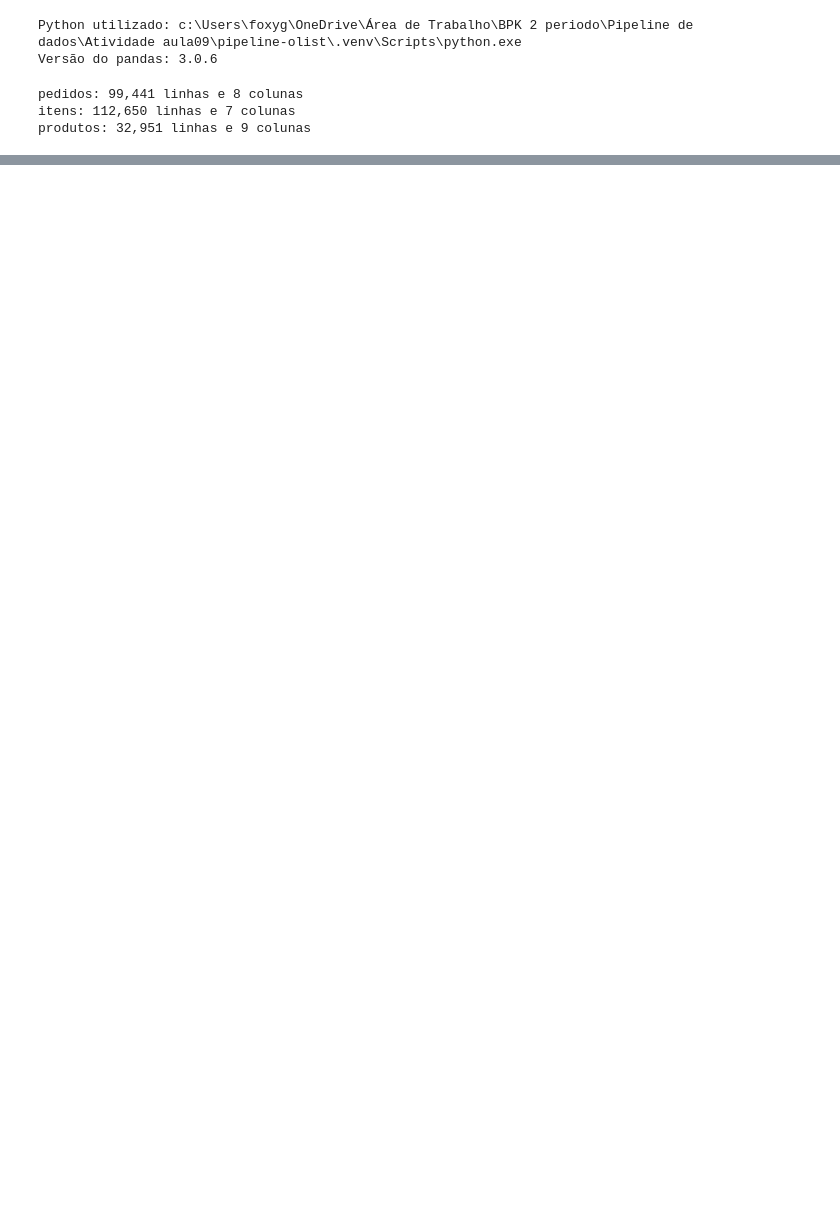
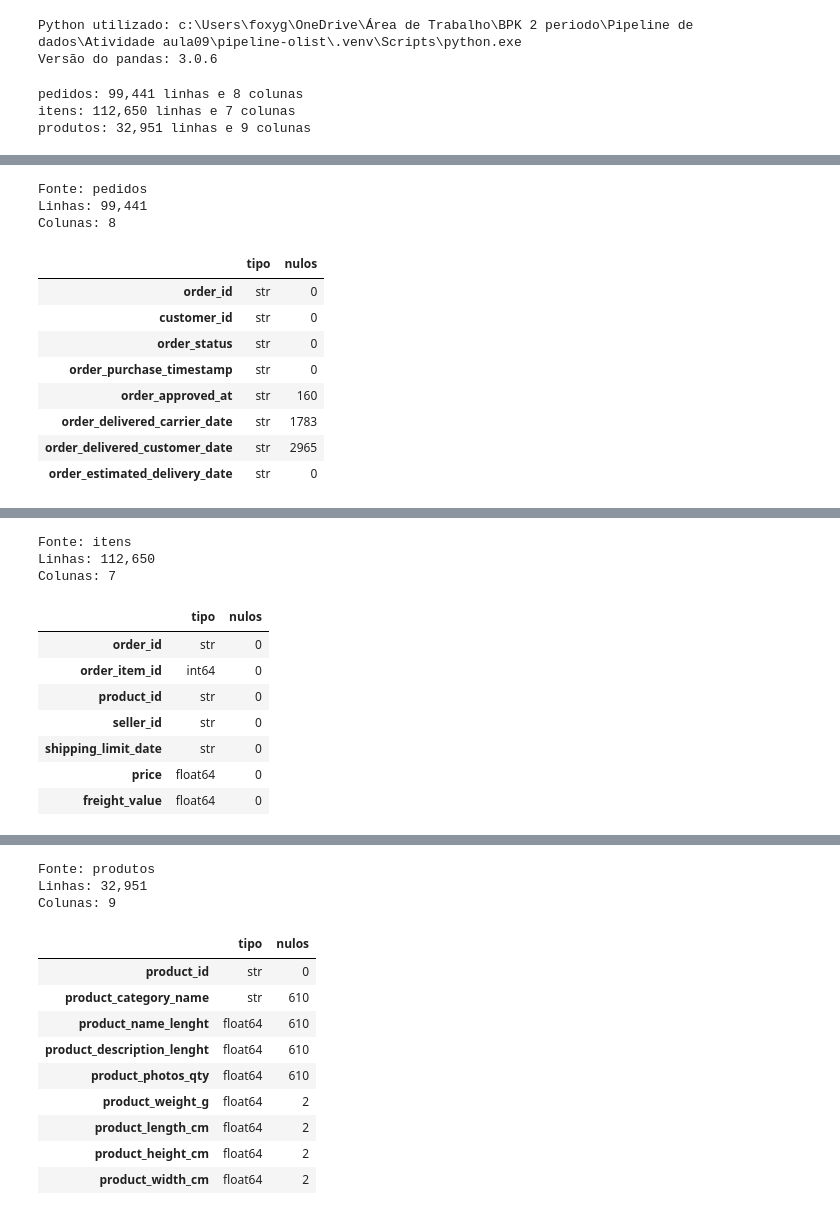
Before and after one commit to NatanHH/pipeline-olist, a Jupyter notebook: pipeline-olist.ipynb, the cells around one changed output, grey strips where cells are left out. Saved outputs shown, nothing was run; the diff lists cells and outputs as text; code cells hidden in the pictures; blank space fills up the shorter version.

```diff
--- a/pipeline-olist.ipynb
+++ b/pipeline-olist.ipynb
@@ -82,0 +218,30 @@ Fonte: produtos
+# %%
+# Diagnostico das fontes: tamanho, tipos reconhecidos e nulos por coluna.
+# Este resumo apenas observa os dados; nao faz limpeza ou conversao.
+for nome, tabela in fontes.items():
+    print(f"\nFonte: {nome}")
+    print(f"Linhas: {tabela.shape[0]:,}")
+    print(f"Colunas: {tabela.shape[1]}")
+
+    # isna marca ausencias; sum conta essas marcacoes em cada coluna.
+    # As contagens nao devem ser somadas para obter linhas afetadas.
+    resumo = pd.DataFrame({
+        "tipo": tabela.dtypes.astype(str),
+        "nulos": tabela.isna().sum(),
+    })
+
+    display(resumo)
+    display(tabela.head())
+# %% [output]
+Fonte: pedidos
+Linhas: 99,441
+Colunas: 8
+|  | tipo | nulos |
+| order_id | str | 0 |
+| customer_id | str | 0 |
+| order_status | str | 0 |
+| order_purchase_timestamp | str | 0 |
+| order_approved_at | str | 160 |
+| order_delivered_carrier_date | str | 1783 |
+| order_delivered_customer_date | str | 2965 |
+| order_estimated_delivery_date | str | 0 |
@@ -82,0 +254,11 @@ Fonte: produtos
+Fonte: itens
+Linhas: 112,650
+Colunas: 7
+|  | tipo | nulos |
+| order_id | str | 0 |
+| order_item_id | int64 | 0 |
+| product_id | str | 0 |
+| seller_id | str | 0 |
+| shipping_limit_date | str | 0 |
+| price | float64 | 0 |
+| freight_value | float64 | 0 |
@@ -82,0 +271,13 @@ Fonte: produtos
+Fonte: produtos
+Linhas: 32,951
+Colunas: 9
+|  | tipo | nulos |
+| product_id | str | 0 |
+| product_category_name | str | 610 |
+| product_name_lenght | float64 | 610 |
+| product_description_lenght | float64 | 610 |
+| product_photos_qty | float64 | 610 |
+| product_weight_g | float64 | 2 |
+| product_length_cm | float64 | 2 |
+| product_height_cm | float64 | 2 |
+| product_width_cm | float64 | 2 |
```
Also changed, not shown: parts of 19 cells of this notebook.
